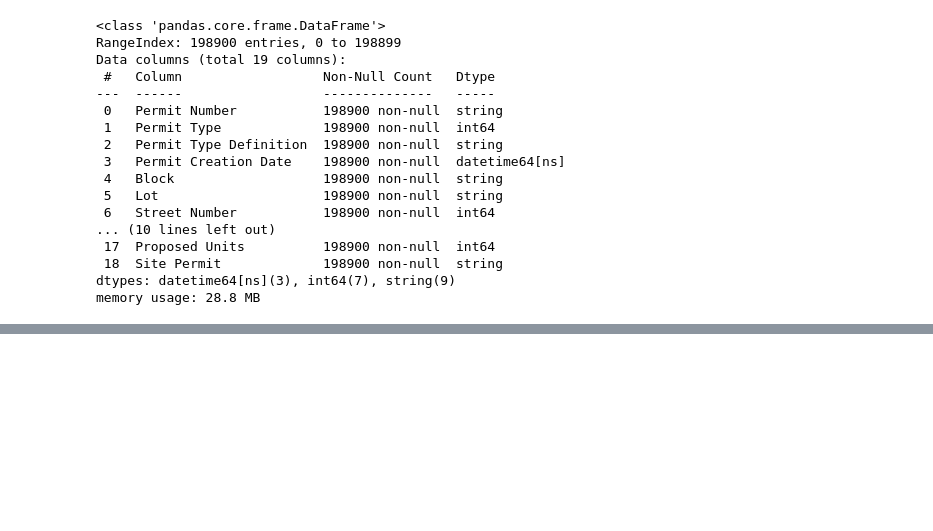
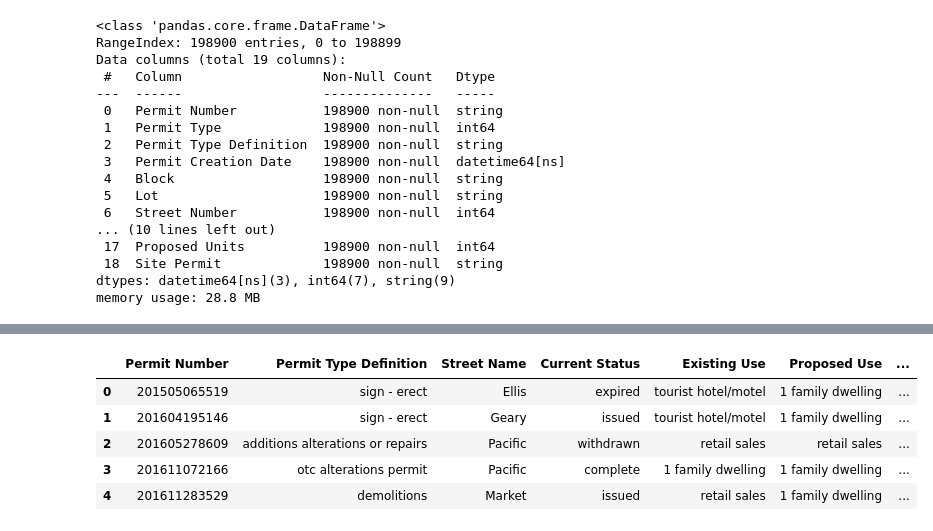
Before and after one commit to DataScienceHCMUS/Analysis, a Jupyter notebook: notebooks/San Francisco Building Permits.ipynb, the cells around one changed output, grey strips where cells are left out. Drawn from its saved outputs; the diff is of its cells as text; code cells hidden in the pictures; blank space fills up the shorter version.

```diff
--- a/notebooks/San Francisco Building Permits.ipynb
+++ b/notebooks/San Francisco Building Permits.ipynb
@@ -343,0 +392,9 @@ Length: 47183, dtype: int64
+# %%
+df_no_empty[string_columns].head(5)
+# %% [output]
+|  | Permit Number | Permit Type Definition | Street Name | Current Status | Existing Use | Proposed Use | ... |
+| 0 | 201505065519 | sign - erect | Ellis | expired | tourist hotel/motel | 1 family dwelling | ... |
+| 1 | 201604195146 | sign - erect | Geary | issued | tourist hotel/motel | 1 family dwelling | ... |
+| 2 | 201605278609 | additions alterations or repairs | Pacific | withdrawn | retail sales | retail sales | ... |
+| 3 | 201611072166 | otc alterations permit | Pacific | complete | 1 family dwelling | 1 family dwelling | ... |
+| 4 | 201611283529 | demolitions | Market | issued | retail sales | 1 family dwelling | ... |
```
Also changed, not shown: parts of 27 cells of this notebook, 1 other file.
